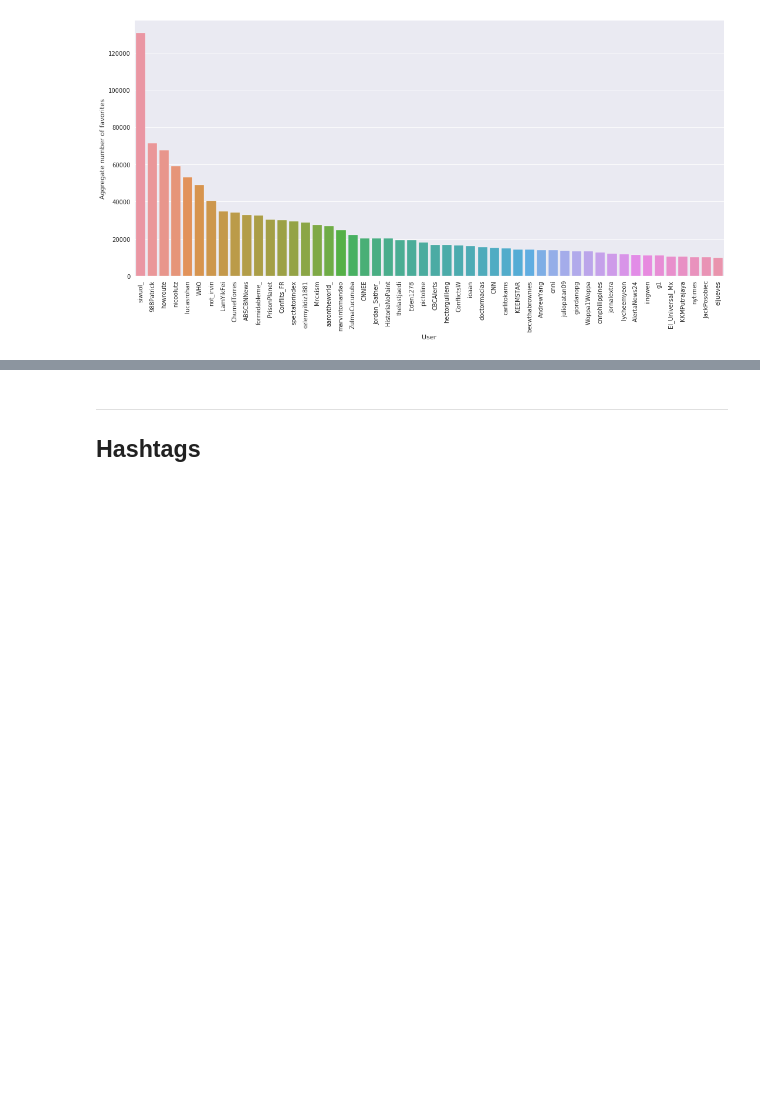
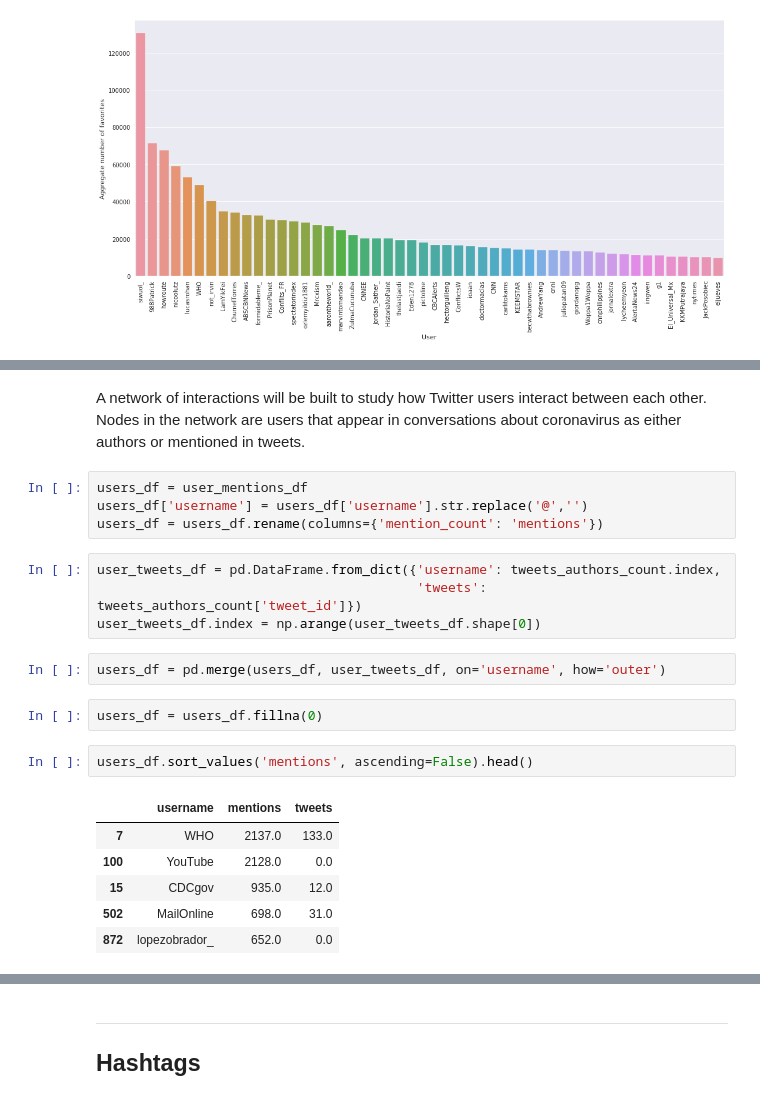
Before and after one commit to social-link-analytics-group-bsc/tw_coronavirus, a Jupyter notebook: corona_virus.ipynb, the cells around one changed output, grey strips where cells are left out. Drawn from its saved outputs; the diff is of its cells as text; blank space fills up the shorter version.

```diff
--- a/corona_virus.ipynb
+++ b/corona_virus.ipynb
@@ -345,0 +349,23 @@ plt.show()
+# %% [markdown]
+A network of interactions will be built to study how Twitter users interact between each other. Nodes in the network are users that appear in conversations about coronavirus as either authors or mentioned in tweets.
+# %%
+users_df = user_mentions_df
+users_df['username'] = users_df['username'].str.replace('@','')
+users_df = users_df.rename(columns={'mention_count': 'mentions'})
+# %%
+user_tweets_df = pd.DataFrame.from_dict({'username': tweets_authors_count.index,
+                                         'tweets': tweets_authors_count['tweet_id']})
+user_tweets_df.index = np.arange(user_tweets_df.shape[0])
+# %%
+users_df = pd.merge(users_df, user_tweets_df, on='username', how='outer')
+# %%
+users_df = users_df.fillna(0)
+# %%
+users_df.sort_values('mentions', ascending=False).head()
+# %% [output]
+|  | username | mentions | tweets |
+| 7 | WHO | 2137.0 | 133.0 |
+| 100 | YouTube | 2128.0 | 0.0 |
+| 15 | CDCgov | 935.0 | 12.0 |
+| 502 | MailOnline | 698.0 | 31.0 |
+| 872 | lopezobrador_ | 652.0 | 0.0 |
```
Also changed, not shown: parts of 19 cells of this notebook.
